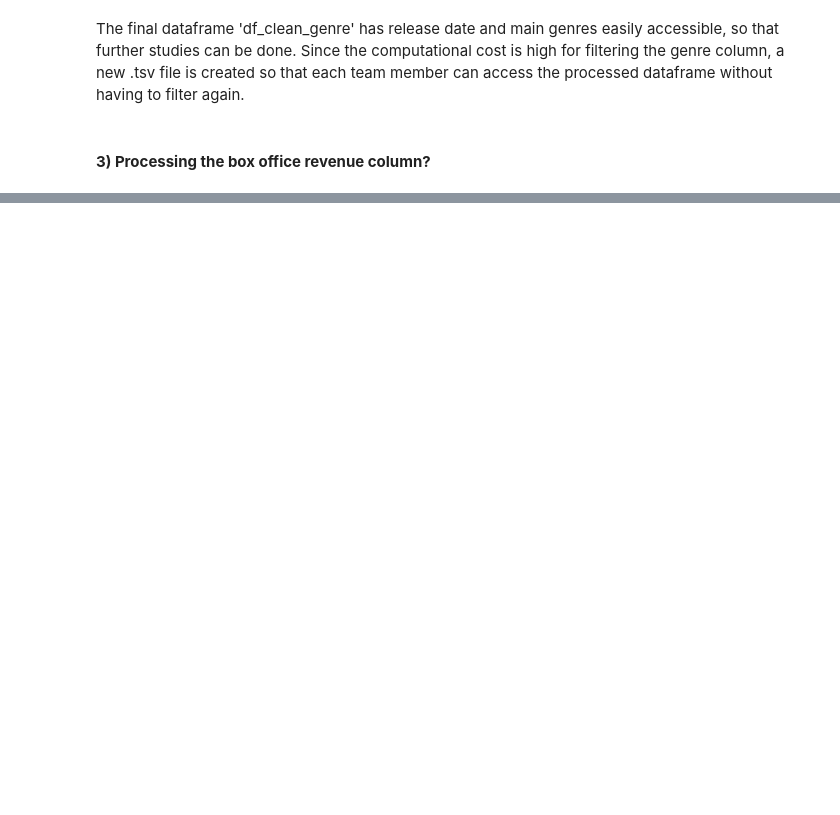
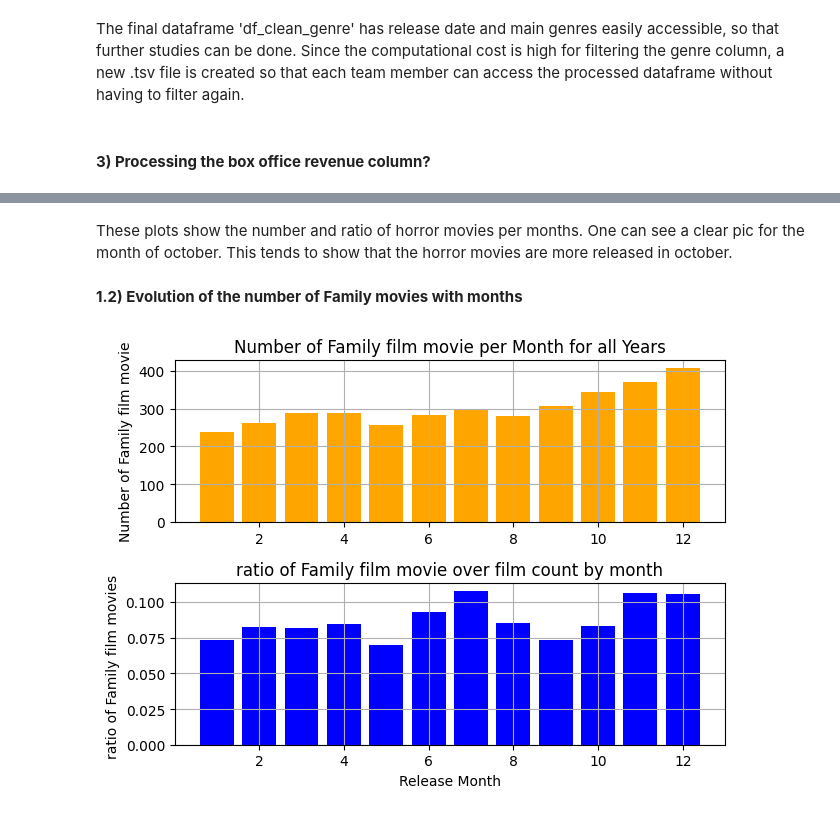
Before and after one commit to epfl-ada/ada-2023-project-dat4k, a Jupyter notebook: P2_final.ipynb, the cells around one changed output, grey strips where cells are left out. Drawn from its saved outputs; the diff is of its cells as text; code cells hidden in the pictures; blank space fills up the shorter version.

```diff
--- a/P2_final.ipynb
+++ b/P2_final.ipynb
@@ -357,0 +375,9 @@ df_clean_genre.to_csv('Data/movie.metadata.genres.tsv', sep='\t')
+# %% [markdown]
+These plots show the number and ratio of horror movies per months. One can see a clear pic for the month of october.
+This tends to show that the horror movies are more released in october.
+# %% [markdown]
+**1.2) Evolution of the number of Family movies with months**
+# %%
+genre_distribution_over_month(df_clean_genre, 'Family film', film_counts_month)
+# %% [output]
+[figure, added]
```
Also changed, not shown: parts of 9 cells of this notebook, 3 other files.
